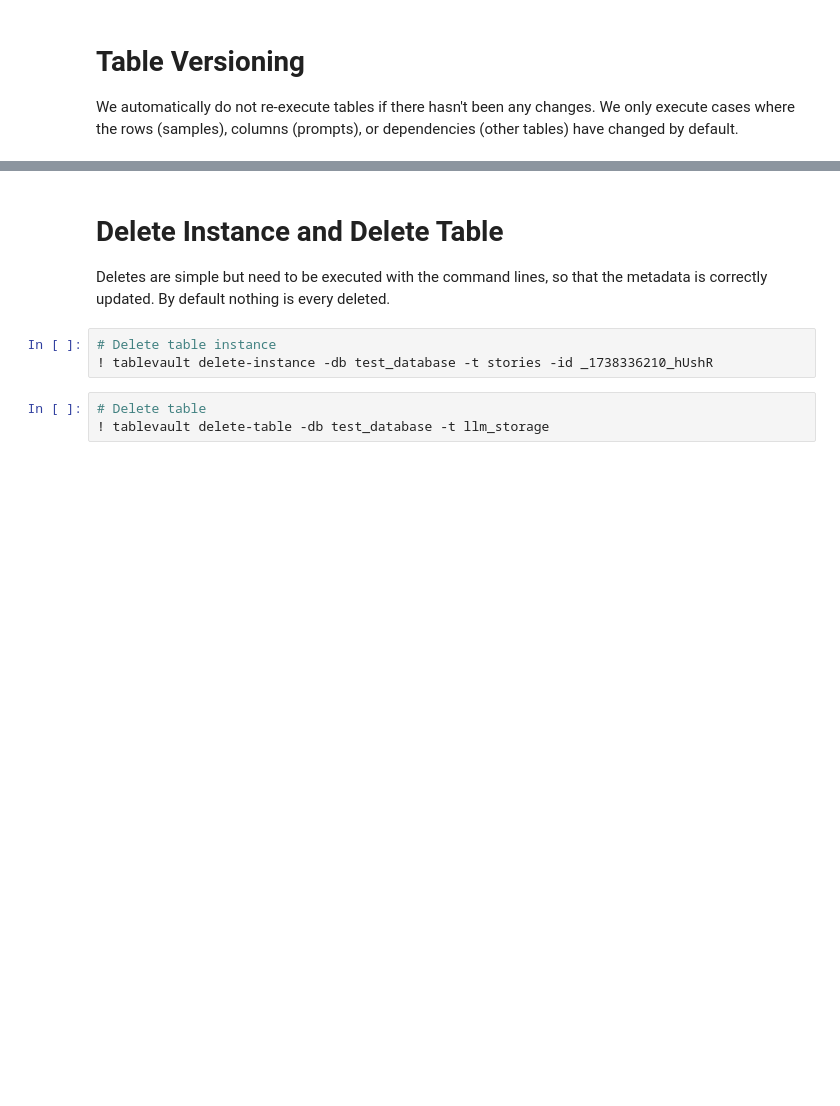
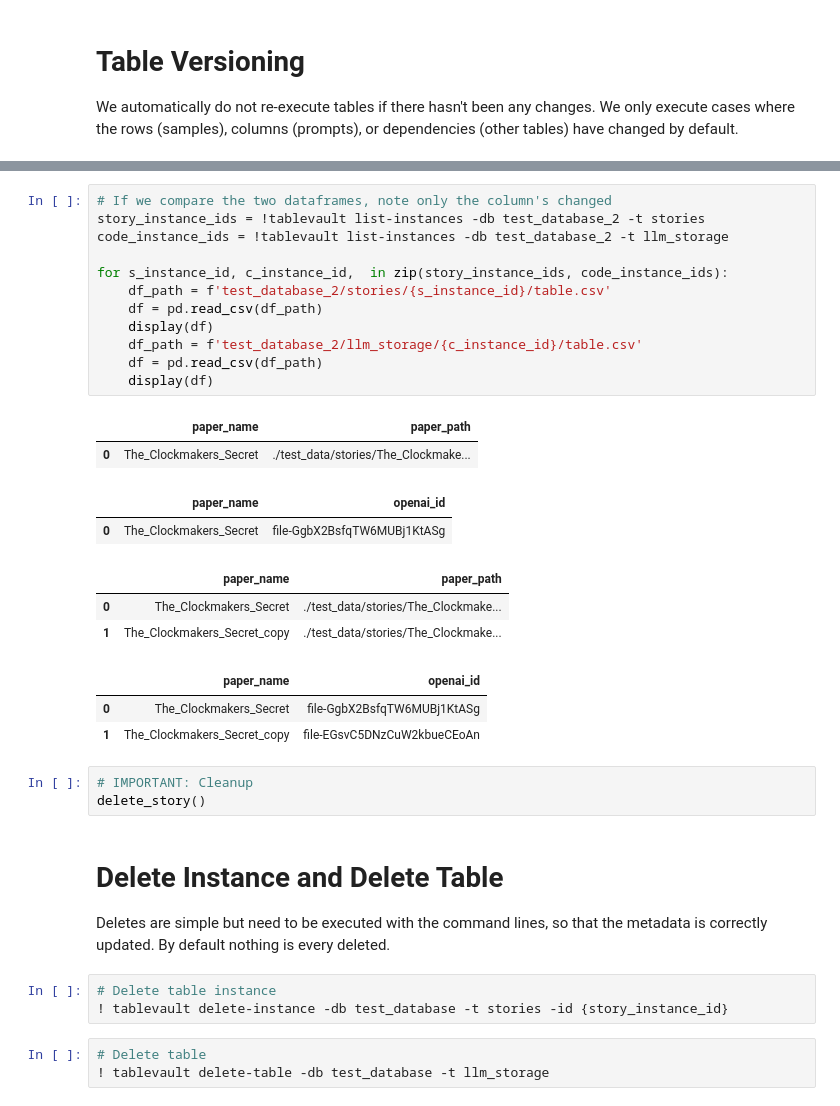
Before and after one commit to j2zhao/tablevault, a Jupyter notebook: examples/basic_example_command_line.ipynb, the cells around one changed output, grey strips where cells are left out. Drawn from its saved outputs; the diff is of its cells as text; blank space fills up the shorter version.

```diff
--- a/examples/basic_example_command_line.ipynb
+++ b/examples/basic_example_command_line.ipynb
@@ -413,10 +491,36 @@ print_directory_tree(root_dir = 'test_database/stories', indent=" ")
+# %%
+# If we compare the two dataframes, note only the column's changed
+story_instance_ids = !tablevault list-instances -db test_database_2 -t stories
+code_instance_ids = !tablevault list-instances -db test_database_2 -t llm_storage
+
+for s_instance_id, c_instance_id,  in zip(story_instance_ids, code_instance_ids):
+    df_path = f'test_database_2/stories/{s_instance_id}/table.csv'
+    df = pd.read_csv(df_path)
+    display(df)
+    df_path = f'test_database_2/llm_storage/{c_instance_id}/table.csv'
+    df = pd.read_csv(df_path)
+    display(df)
+# %% [output]
+|  | paper_name | paper_path |
+| 0 | The_Clockmakers_Secret | ./test_data/stories/The_Clockmake... |
+|  | paper_name | openai_id |
+| 0 | The_Clockmakers_Secret | file-GgbX2BsfqTW6MUBj1KtASg |
+|  | paper_name | paper_path |
+| 0 | The_Clockmakers_Secret | ./test_data/stories/The_Clockmake... |
+| 1 | The_Clockmakers_Secret_copy | ./test_data/stories/The_Clockmake... |
+|  | paper_name | openai_id |
+| 0 | The_Clockmakers_Secret | file-GgbX2BsfqTW6MUBj1KtASg |
+| 1 | The_Clockmakers_Secret_copy | file-EGsvC5DNzCuW2kbueCEoAn |
+# %%
+# IMPORTANT: Cleanup
+delete_story()
 # %% [markdown]
 # Delete Instance and Delete Table
 
 Deletes are simple but need to be executed with the command lines, so that the metadata is correctly updated. By default nothing is every deleted.
 # %%
 # Delete table instance
-! tablevault delete-instance -db test_database -t stories -id _1738336210_hUshR
+! tablevault delete-instance -db test_database -t stories -id {story_instance_id}
 # %%
 # Delete table
 ! tablevault delete-table -db test_database -t llm_storage
```
Also changed, not shown: parts of 32 cells of this notebook, 44 other files.
